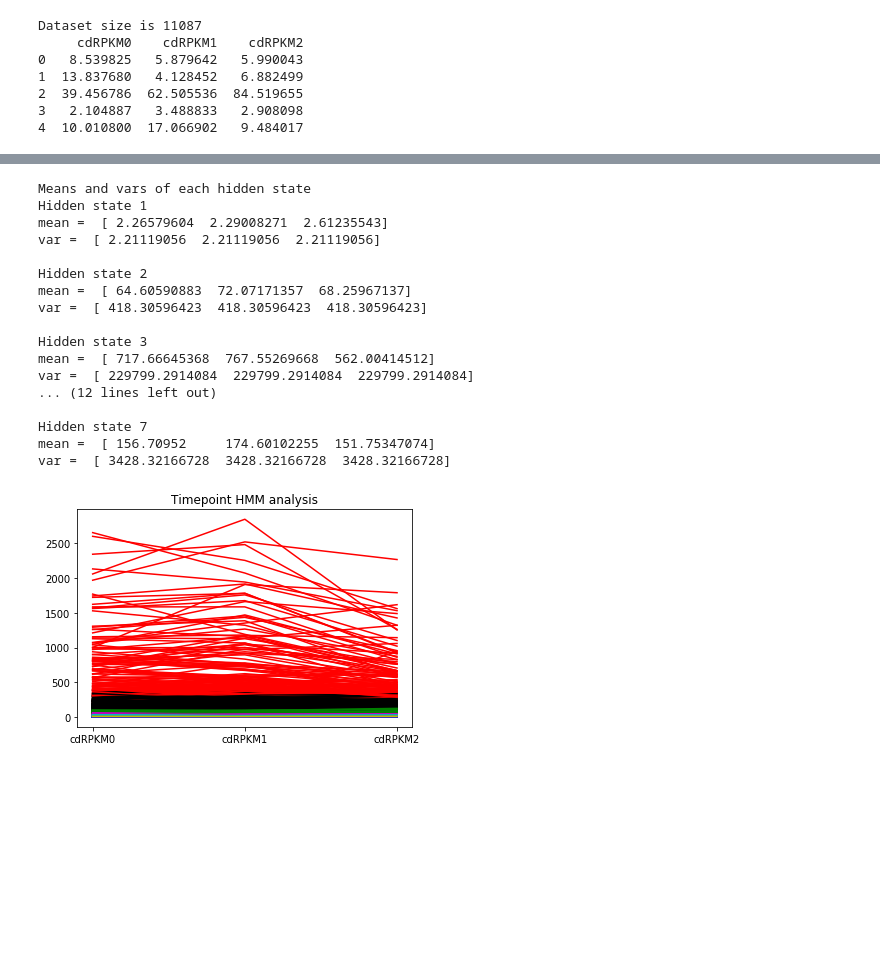
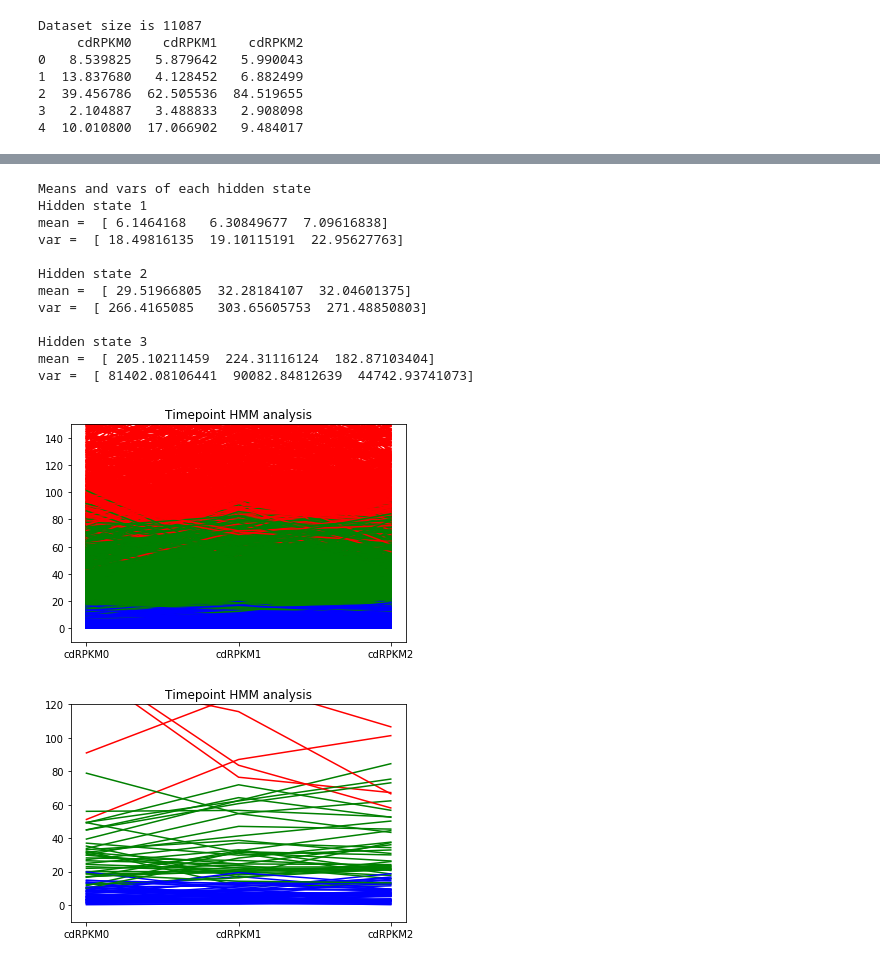
Before and after one commit to akd13/MA4199-FYP, a Jupyter notebook: Sample Data Plots/HMM Training.ipynb, the cells around one changed output, grey strips where cells are left out. Drawn from its saved outputs; the diff is of its cells as text; code cells hidden in the pictures; blank space fills up the shorter version.

Commit message:
HMM 3 states

```diff
--- a/Sample Data Plots/HMM Training.ipynb
+++ b/Sample Data Plots/HMM Training.ipynb
@@ -9,3 +9,11 @@ from constants import *
 import matplotlib.pyplot as plt
 import collections, operator
 warnings.filterwarnings("ignore")
+# %%
+X1 = [[0.5], [1.0], [-1.0]]
+X2 = [[9.4], [4.2], [0.5]]
+X = np.concatenate([X1, X2])
+lengths = [len(X1), len(X2)]
+model = hmm.GaussianHMM(n_components=2).fit(X, lengths)
+Z = model.predict(X)
+print(Z)
@@ -11,0 +22,8 @@ warnings.filterwarnings("ignore")
+# %%
+print(model.transmat_)
+print("Means and vars of each hidden state")
+for i in range(model.n_components):
+    print("Hidden state {0}".format(i+1))
+    print("mean = ", model.means_[i])
+    print("var = ", np.diag(model.covars_[i]))
+    print()
@@ -27,7 +62,7 @@ Dataset size is 11087
 # %%
 #Fit HMM
 
-remodel = hmm.GaussianHMM(n_components=7, covariance_type='spherical',n_iter=100) #consider Gaussian Emissions
+remodel = hmm.GaussianHMM(n_components=3,n_iter=100) #consider Gaussian Emissions
 remodel.fit(X) #get sequence of states using Viterbi
 Z = remodel.predict(X)
 # %%
@@ -37,7 +72,7 @@ for idx,i in enumerate(Z):
     if(idx%1000==0):
         print("State of", idx, " is ",i)
     if(i not in counts):
-        counts[i]=0
+        counts[i]=1
     else:
         counts[i]+=1
 print("Counts of each HMM are\n",counts)
@@ -87,29 +111,34 @@ for i in range(remodel.n_components):
 # %% [output]
 Means and vars of each hidden state
 Hidden state 1
-mean =  [ 2.26579604  2.29008271  2.61235543]
-var =  [ 2.21119056  2.21119056  2.21119056]
+mean =  [ 6.1464168   6.30849677  7.09616838]
+var =  [ 18.49816135  19.10115191  22.95627763]
 
 Hidden state 2
-mean =  [ 64.60590883  72.07171357  68.25967137]
-var =  [ 418.30596423  418.30596423  418.30596423]
+mean =  [ 29.51966805  32.28184107  32.04601375]
+var =  [ 266.4165085   303.65605753  271.48850803]
 
 Hidden state 3
-mean =  [ 717.66645368  767.55269668  562.00414512]
-var =  [ 229799.2914084  229799.2914084  229799.2914084]
-... (12 lines left out)
-
-Hidden state 7
-mean =  [ 156.70952     174.60102255  151.75347074]
-var =  [ 3428.32166728  3428.32166728  3428.32166728]
+mean =  [ 205.10211459  224.31116124  182.87103404]
+var =  [ 81402.08106441  90082.84812639  44742.93741073]
 # %%
 fig = plt.subplot(111)
 colors = ['b','g','r','c','m','y','k']
 var_plot_list = CDRPKM_LIST
 for i in range(len(df_main)):
     fig.plot(var_plot_list, df_main.iloc[i], color = colors[Z[i]])
 
 plt.title("Timepoint HMM analysis")
+plt.ylim(-10, 150)
 plt.show()
 # %% [output]
-[figure, old version]
+[figure, new version]
+# %%
+fig = plt.subplot(111)
+for i in range(100):
+    fig.plot(var_plot_list, df_main.iloc[i], color = colors[Z[i]])
+plt.title("Timepoint HMM analysis")
+plt.ylim(-10, 120)
+plt.show()
+# %% [output]
+[figure, added]
```
Also changed, not shown: parts of 8 cells of this notebook.
